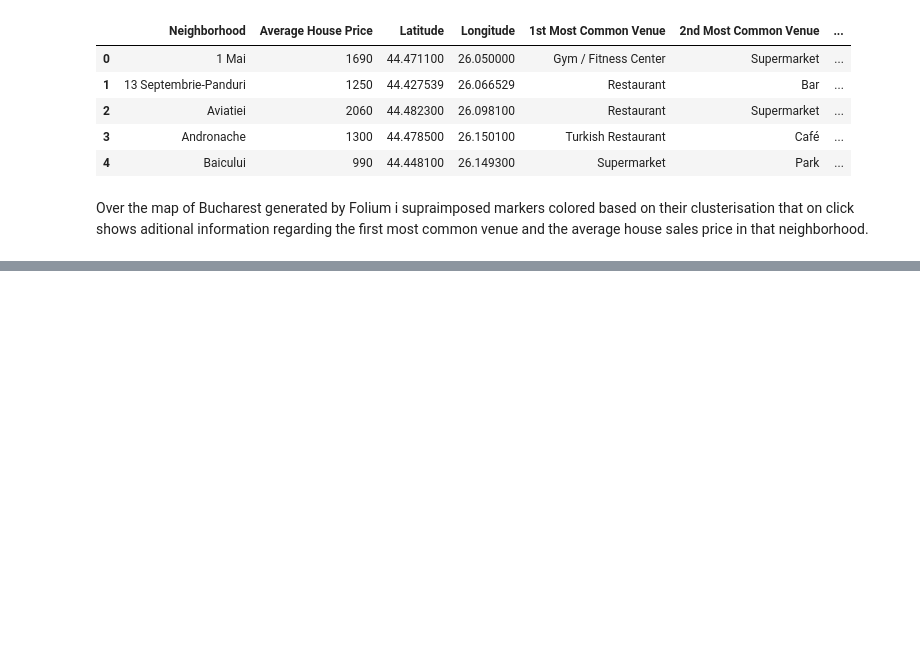
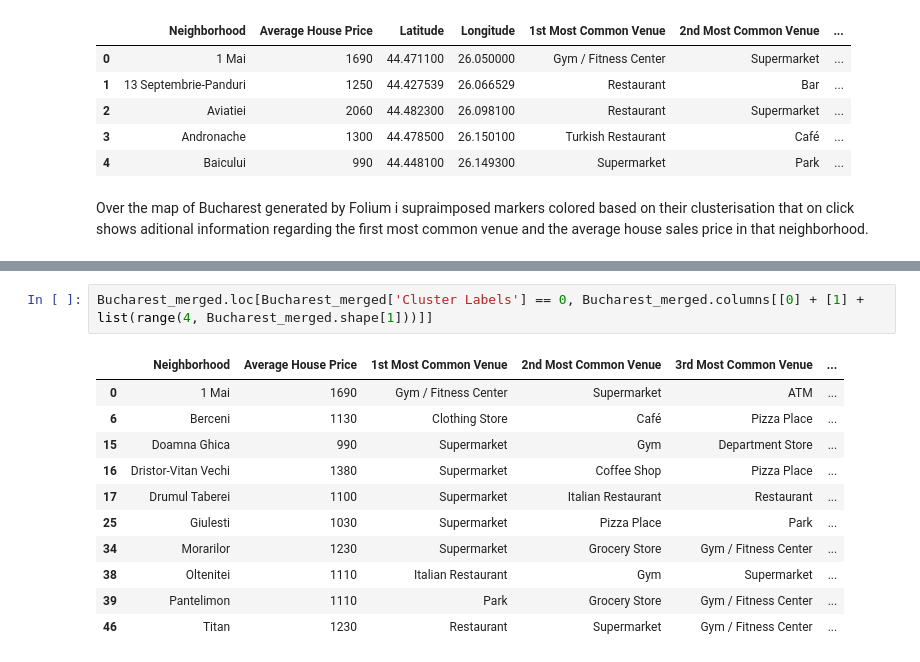
Before and after one commit to costigaina/Coursera_Capstone, a Jupyter notebook: Final Project_Bucharest Neighborhoods Battle_v1.ipynb, the cells around one changed output, grey strips where cells are left out. Drawn from its saved outputs; the diff is of its cells as text; blank space fills up the shorter version.

```diff
--- a/Final Project_Bucharest Neighborhoods Battle_v1.ipynb
+++ b/Final Project_Bucharest Neighborhoods Battle_v1.ipynb
@@ -470,3 +446,17 @@ for lat, lon, poi, cluster, MostCommonVenue, HSP in zip(Bucharest_merged['Latitu
 map_clusters
 # %% [output]
 [interactive output not drawn]
+# %%
+Bucharest_merged.loc[Bucharest_merged['Cluster Labels'] == 0, Bucharest_merged.columns[[0] + [1] + list(range(4, Bucharest_merged.shape[1]))]]
+# %% [output]
+|  | Neighborhood | Average House Price | 1st Most Common Venue | 2nd Most Common Venue | 3rd Most Common Venue | ... |
+| 0 | 1 Mai | 1690 | Gym / Fitness Center | Supermarket | ATM | ... |
+| 6 | Berceni | 1130 | Clothing Store | Café | Pizza Place | ... |
+| 15 | Doamna Ghica | 990 | Supermarket | Gym | Department Store | ... |
+| 16 | Dristor-Vitan Vechi | 1380 | Supermarket | Coffee Shop | Pizza Place | ... |
+| 17 | Drumul Taberei | 1100 | Supermarket | Italian Restaurant | Restaurant | ... |
+| 25 | Giulesti | 1030 | Supermarket | Pizza Place | Park | ... |
+| 34 | Morarilor | 1230 | Supermarket | Grocery Store | Gym / Fitness Center | ... |
+| 38 | Oltenitei | 1110 | Italian Restaurant | Gym | Supermarket | ... |
+| 39 | Pantelimon | 1110 | Park | Grocery Store | Gym / Fitness Center | ... |
+| 46 | Titan | 1230 | Restaurant | Supermarket | Gym / Fitness Center | ... |
```
Also changed, not shown: parts of 26 cells of this notebook.
